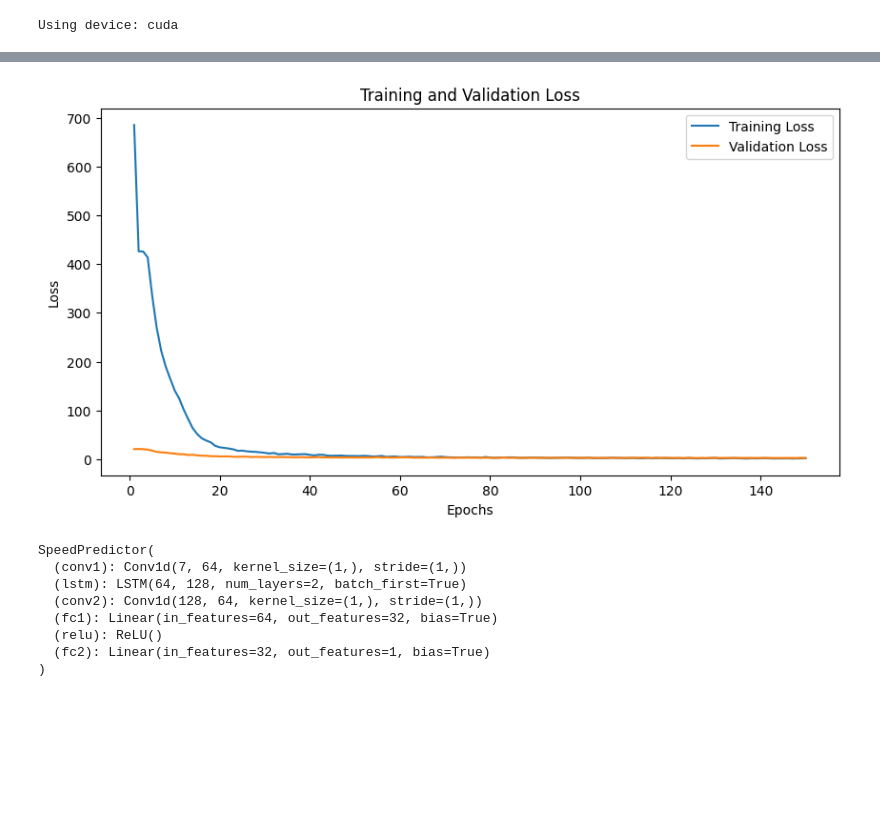
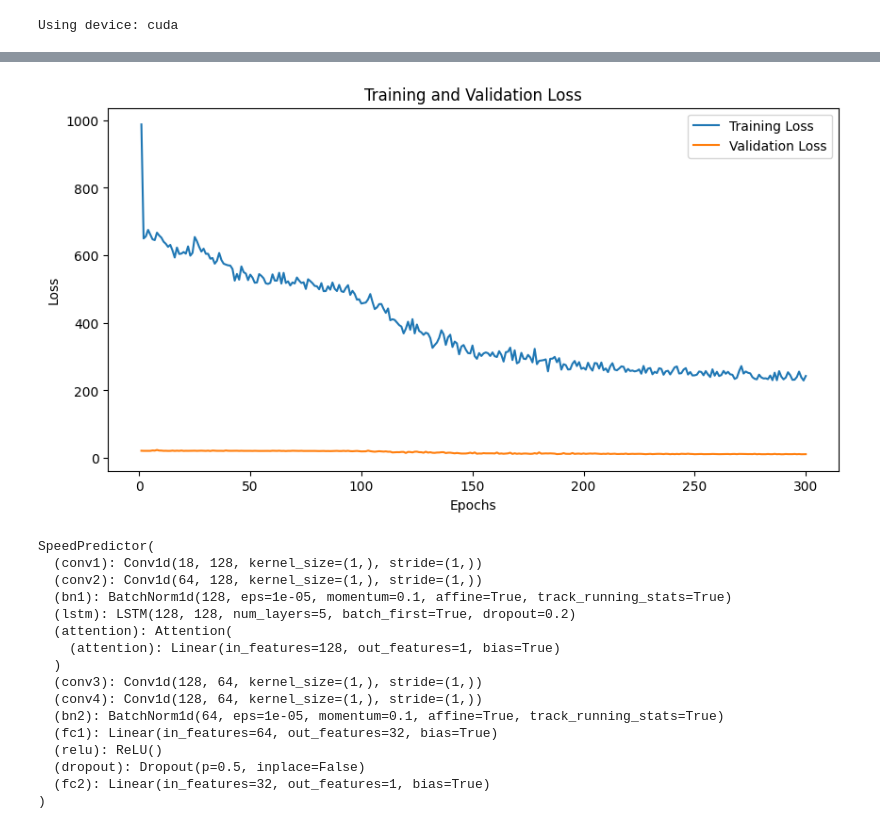
Before and after one commit to saikrishna1108/Vehicle-Speed-Estimation-Using-RNNs-and-Transformers, a Jupyter notebook: LSTM_Regression.ipynb, the cells around one changed output, grey strips where cells are left out. Cells and saved outputs as stored; diff of their text form; code cells hidden in the pictures; blank space fills up the shorter version.

```diff
--- a/LSTM_Regression.ipynb
+++ b/LSTM_Regression.ipynb
@@ -66,6 +77,21 @@ device = torch.device("cuda" if torch.cuda.is_available() else "cpu")
 print("Using device:", device)
 # %% [output]
 Using device: cuda
+# %%
+import torch
+import torch.nn as nn
+import torch.nn.functional as F
+
+class Attention(nn.Module):
+    def __init__(self, hidden_dim):
+        super(Attention, self).__init__()
+        self.attention = nn.Linear(hidden_dim, 1)
+
+    def forward(self, x):
+        scores = self.attention(x).squeeze(2)
+        alpha = F.softmax(scores, dim=1).unsqueeze(2)
+        context = (x * alpha).sum(dim=1)
+        return context, alpha
 # %%
 class SpeedPredictor(nn.Module):
     def __init__(self, sequence_length, feature_size, embedding_dim, hidden_dim, output_size):
@@ -150,22 +183,12 @@ import torch.optim as optim
 from torch.optim.lr_scheduler import ExponentialLR
 
 full_dataset = SpeedDataset('outputs', sequence_length=15)
-val_size = int(0.2 * len(full_dataset))
+val_size = int(0.1 * len(full_dataset))
 train_size = len(full_dataset) - val_size
 train_dataset, val_dataset = random_split(full_dataset, [train_size, val_size])
 
 # Initialize DataLoaders
 train_loader = DataLoader(train_dataset, batch_size=32, shuffle=True)
 val_loader = DataLoader(val_dataset, batch_size=32, shuffle=False)
-
-# Model, Loss, and Optimizer
-device = torch.device("cuda" if torch.cuda.is_available() else "cpu")
-model = SpeedPredictor(sequence_length=15, feature_size=7, embedding_dim=64, hidden_dim=128, output_size=1)
-model.to(device)
-criterion = nn.MSELoss()
-optimizer = optim.Adam(model.parameters(), lr=0.001)
-
-# Scheduler for learning rate adjustment
-scheduler = ExponentialLR(optimizer, gamma=0.999)
-train_losses,val_losses = train_and_validate(model, train_loader, val_loader, criterion, optimizer, scheduler, epochs=150)
+print(len(train_dataset))
 # %% [output]
@@ -186,0 +196,12 @@ Epoch 141/150, MSE training Loss: 2.2568, RMSE validation Loss: 2.8249
+# %%
+# Model, Loss, and Optimizer
+device = torch.device("cuda" if torch.cuda.is_available() else "cpu")
+model = SpeedPredictor(sequence_length=15, feature_size=18, embedding_dim=64, hidden_dim=128, output_size=1)
+model.to(device)
+model.apply(init_weights)
+criterion = nn.MSELoss()
+optimizer = optim.Adam(model.parameters(), lr=0.005)
+
+# Scheduler for learning rate adjustment
+scheduler = ExponentialLR(optimizer, gamma=0.9892)
+train_losses,val_losses = train_and_validate(model, train_loader, val_loader, criterion, optimizer, scheduler, epochs=300)
@@ -187,14 +226,14 @@ Epoch 141/150, MSE training Loss: 2.2568, RMSE validation Loss: 2.8249
 # %%
 # Plotting training and validation loss
 plt.figure(figsize=(10, 5))
-plt.plot(range(1, 150+1), train_losses, label='Training Loss')
-plt.plot(range(1, 150+1), val_losses, label='Validation Loss')
+plt.plot(range(1, 300+1), train_losses, label='Training Loss')
+plt.plot(range(1, 300+1), val_losses, label='Validation Loss')
 plt.xlabel('Epochs')
 plt.ylabel('Loss')
 plt.title('Training and Validation Loss')
 plt.legend()
 plt.show()
 # %% [output]
-[figure, old version]
+[figure, new version]
 # %%
 
@@ -202,14 +241,22 @@ torch.save(model, 'lstm_Regression_100.pth')
 # %%
 # Load the entire model
-model = torch.load('lstm_Regression_100.pth').to(device)
+model = torch.load('NO_lstm_Regression_150.pth').to(device)
 model.eval()  # Set the model to evaluation mode
 # %% [output]
 SpeedPredictor(
-  (conv1): Conv1d(7, 64, kernel_size=(1,), stride=(1,))
-  (lstm): LSTM(64, 128, num_layers=2, batch_first=True)
-  (conv2): Conv1d(128, 64, kernel_size=(1,), stride=(1,))
+  (conv1): Conv1d(18, 128, kernel_size=(1,), stride=(1,))
+  (conv2): Conv1d(64, 128, kernel_size=(1,), stride=(1,))
+  (bn1): BatchNorm1d(128, eps=1e-05, momentum=0.1, affine=True, track_running_stats=True)
+  (lstm): LSTM(128, 128, num_layers=5, batch_first=True, dropout=0.2)
+  (attention): Attention(
+    (attention): Linear(in_features=128, out_features=1, bias=True)
+  )
+  (conv3): Conv1d(128, 64, kernel_size=(1,), stride=(1,))
+  (conv4): Conv1d(128, 64, kernel_size=(1,), stride=(1,))
+  (bn2): BatchNorm1d(64, eps=1e-05, momentum=0.1, affine=True, track_running_stats=True)
   (fc1): Linear(in_features=64, out_features=32, bias=True)
   (relu): ReLU()
+  (dropout): Dropout(p=0.5, inplace=False)
   (fc2): Linear(in_features=32, out_features=1, bias=True)
 )
 # %%
```
Also changed, not shown: parts of 7 cells of this notebook.
